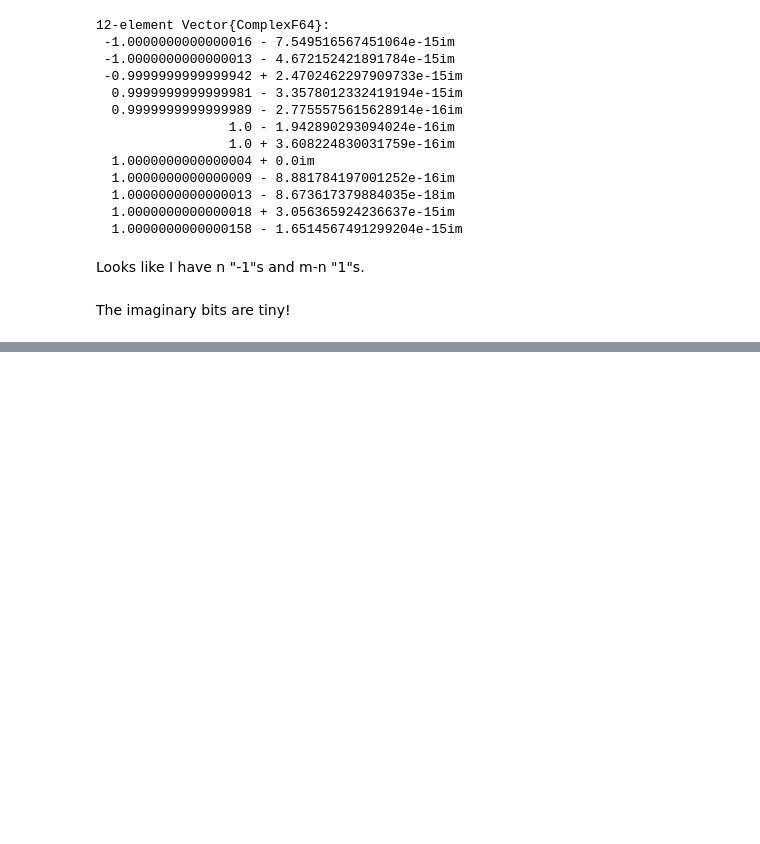
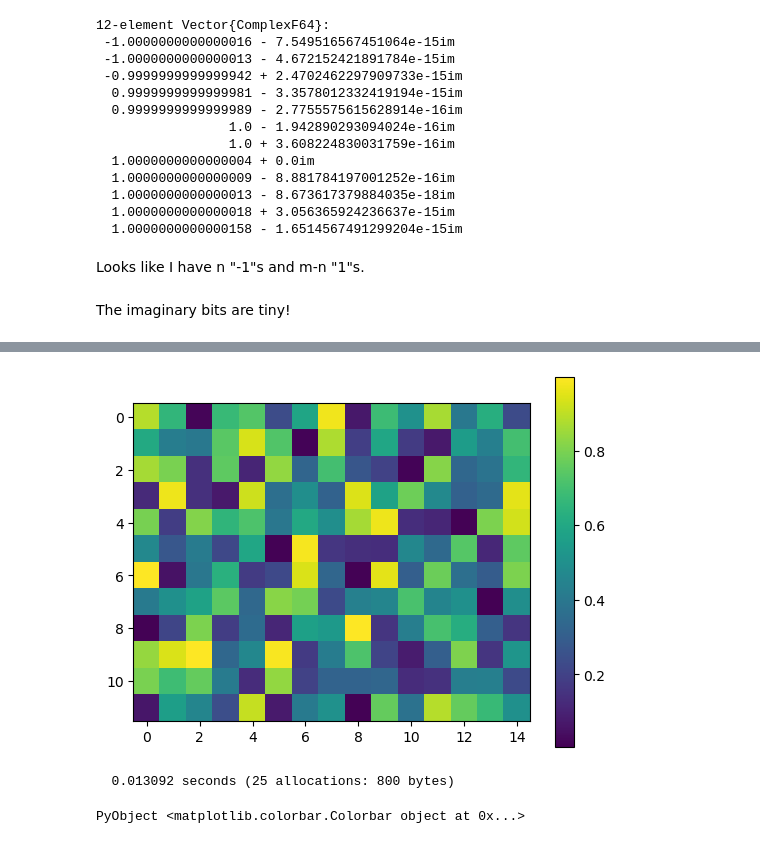
Before and after one commit to i-klasner/Numerical-Linear-Algebra, a Jupyter notebook: MA5627_4610/SolutionsAndExamples/Week 3/LHW6Part2.ipynb, the cells around one changed output, grey strips where cells are left out. Saved outputs shown, nothing was run; the diff lists cells and outputs as text; code cells hidden in the pictures; blank space fills up the shorter version.

```diff
--- a/MA5627_4610/SolutionsAndExamples/Week 3/LHW6Part2.ipynb
+++ b/MA5627_4610/SolutionsAndExamples/Week 3/LHW6Part2.ipynb
@@ -75,4 +69,8 @@ Precompiling project...
 # %%
 using PyPlot
-imshow(B)
+@time imshow(B)
 colorbar()
+# %% [output]
+[figure, added]
+  0.013092 seconds (25 allocations: 800 bytes)
+PyObject <matplotlib.colorbar.Colorbar object at 0x...>
```
Also changed, not shown: parts of 10 cells of this notebook.
